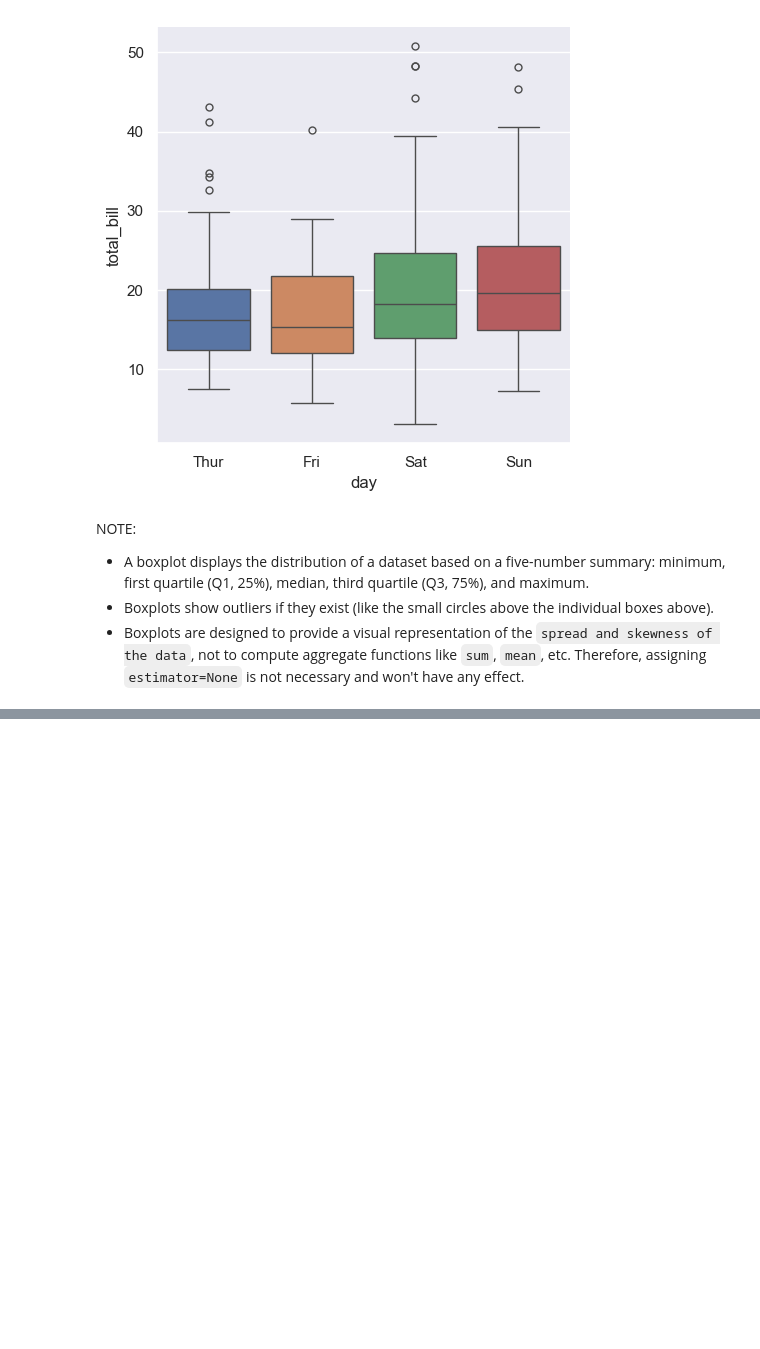
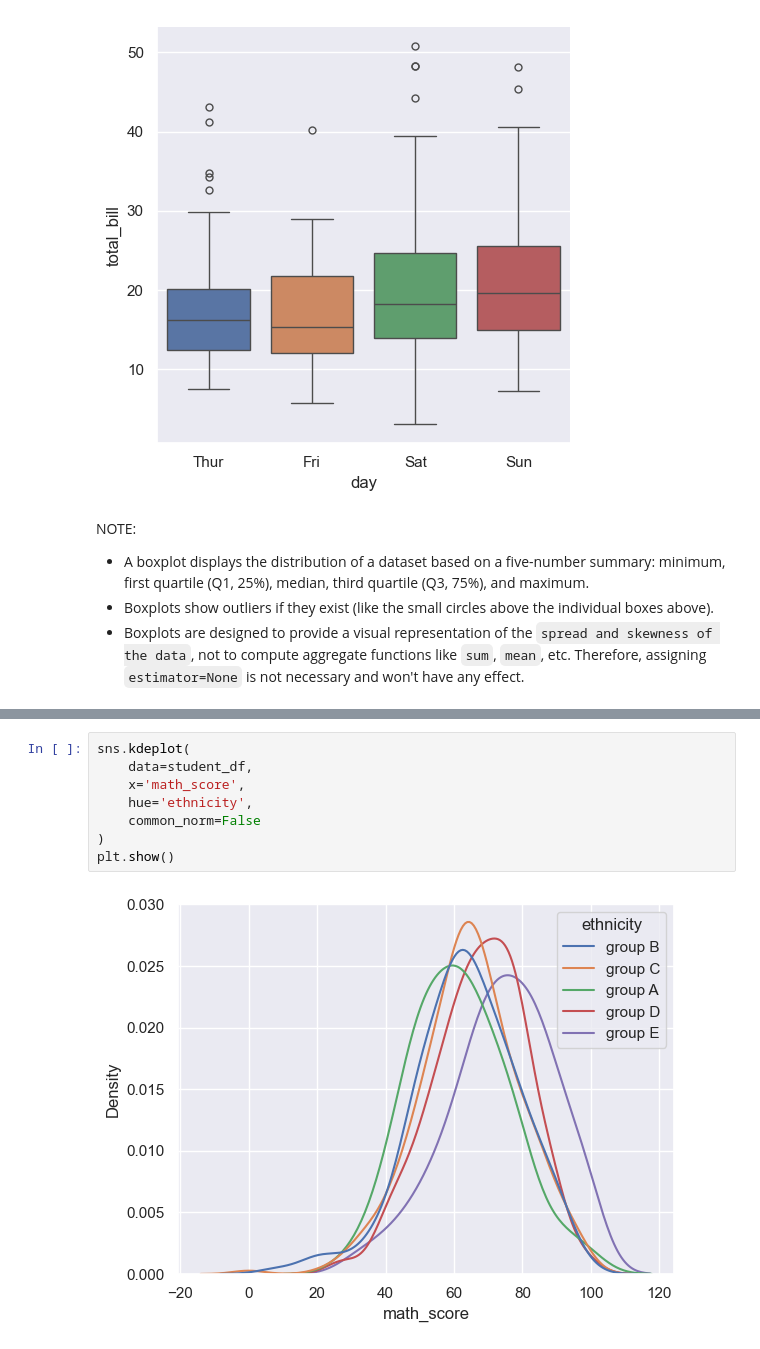
Before and after one commit to mt-robotics/python, a Jupyter notebook: data_science/matplotlib/seaborn/seaborn.ipynb, the cells around one changed output, grey strips where cells are left out. Saved outputs shown, nothing was run; the diff lists cells and outputs as text; blank space fills up the shorter version.

```diff
--- a/data_science/matplotlib/seaborn/seaborn.ipynb
+++ b/data_science/matplotlib/seaborn/seaborn.ipynb
@@ -173,0 +207,10 @@ NOTE:
+# %%
+sns.kdeplot(
+    data=student_df,
+    x='math_score',
+    hue='ethnicity',
+    common_norm=False
+)
+plt.show()
+# %% [output]
+[figure, added]
```
Also changed, not shown: parts of 16 cells of this notebook, 18 other files.
